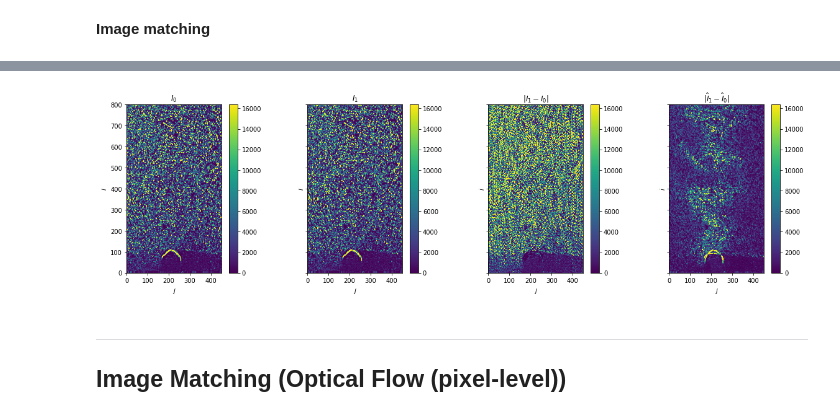
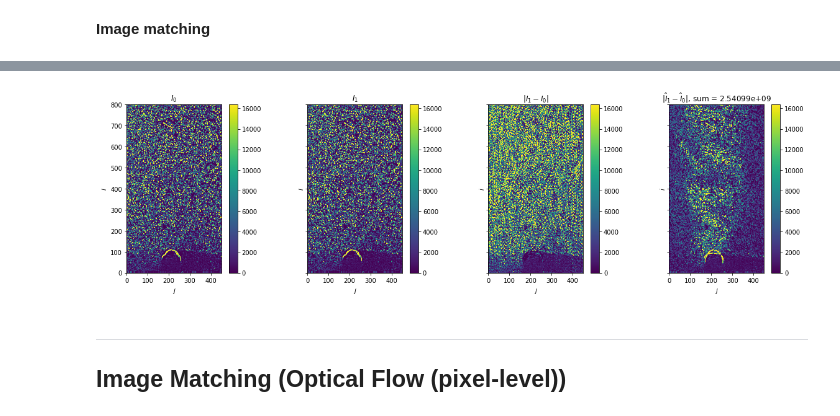
Before and after one commit to lento234/pivuq, a Jupyter notebook: examples/02_image_matching_cylinder.ipynb, the cells around one changed output, grey strips where cells are left out. Drawn from its saved outputs; the diff is of its cells as text; code cells hidden in the pictures.

Commit message:
changed default *nsteps* to 1.

```diff
--- a/examples/02_image_matching_cylinder.ipynb
+++ b/examples/02_image_matching_cylinder.ipynb
@@ -78,7 +78,7 @@ warped_image_pair = pivuq.warp(
     U,
     velocity_upsample_kind="linear",
     direction="center",
-    nsteps=5,
+    nsteps=1,
     order=1,
 )
 # %% [output]
@@ -87,26 +87,28 @@ Wall time: 431 ms
 # %%
 fig, axes = plt.subplots(ncols=4, sharex=True, sharey=True, figsize=(20, 5))
 
 for i, ax in enumerate(axes[:2]):
     im = ax.imshow(warped_image_pair[0], vmax=2**14)
     fig.colorbar(im, ax=ax)
     ax.set(title=f"$I_{i}$")
 
 ax = axes[-2]
 im = ax.imshow(np.abs(image_pair[1] - image_pair[0]), vmax=2**14)
 fig.colorbar(im, ax=ax)
 ax.set(title="$|I_1 - I_0|$")
 
 
 ax = axes[-1]
 im = ax.imshow(np.abs(warped_image_pair[1] - warped_image_pair[0]), vmax=2**14)
 fig.colorbar(im, ax=ax)
-ax.set(title="$|\hat{I}_1 - \hat{I}_0|$")
+ax.set(
+    title=f"$|\hat{{I}}_1 - \hat{{I}}_0|$, sum = {np.abs(warped_image_pair[1] - warped_image_pair[0]).sum():g}"
+)
 
 for ax in axes:
     ax.set(xlim=(0, 450), ylim=(0, 800), xlabel="$j$", ylabel="$i$")
 # %% [output]
-[figure, old version]
+[figure, new version]
 # %% [markdown]
 ---
 ## Image Matching (Optical Flow (pixel-level))
```
Also changed, not shown: parts of 3 cells of this notebook, 4 other files.
